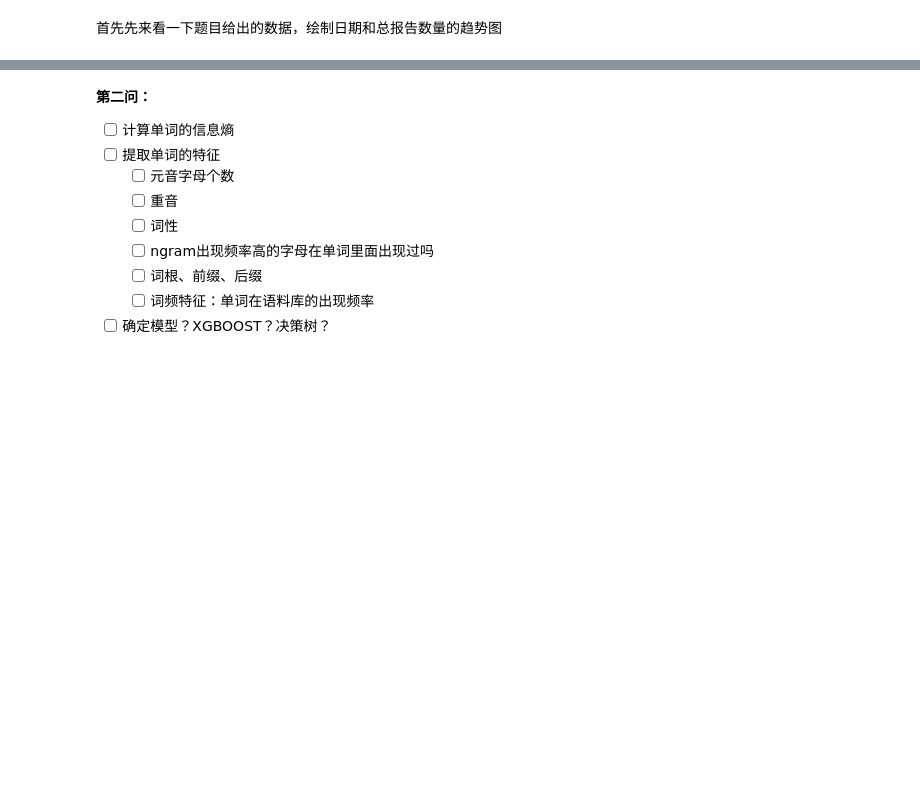
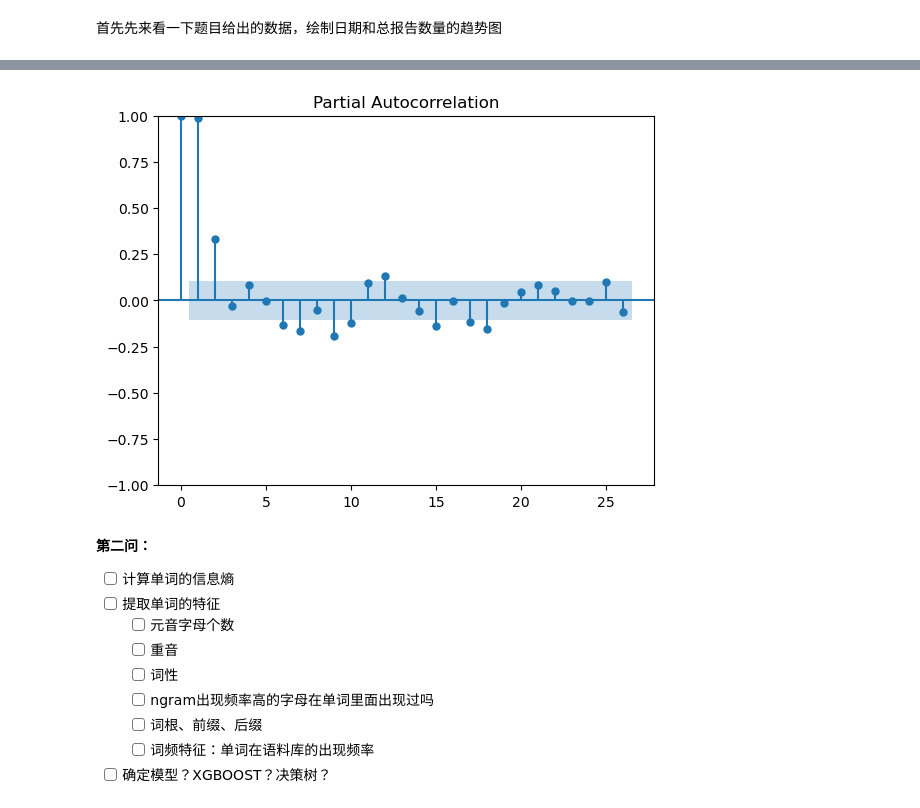
Before and after one commit to hrQAQ/wordle, a Jupyter notebook: wordle.ipynb, the cells around one changed output, grey strips where cells are left out. Saved outputs shown, nothing was run; the diff lists cells and outputs as text; code cells hidden in the pictures; blank space fills up the shorter version.

```diff
--- a/wordle.ipynb
+++ b/wordle.ipynb
@@ -95,3 +203,9 @@ plt.savefig(os.path.join(IMG_DIR, "arima_acf.png"))
+# %%
+# 偏自相关图
+tsaplots.plot_pacf(total_num_repo, method="ywm")
+plt.show()
+# %% [output]
+[figure, added]
 # %% [markdown]
 
 **第二问：**
```
Also changed, not shown: parts of 19 cells of this notebook, 1 other file.
